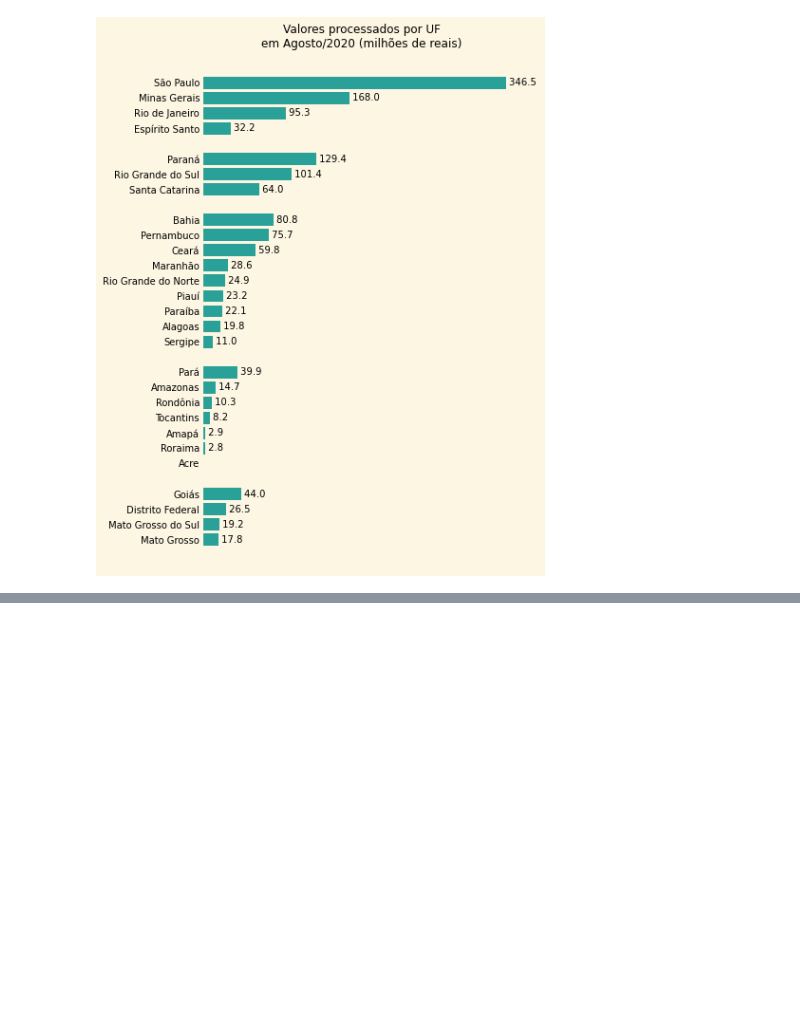
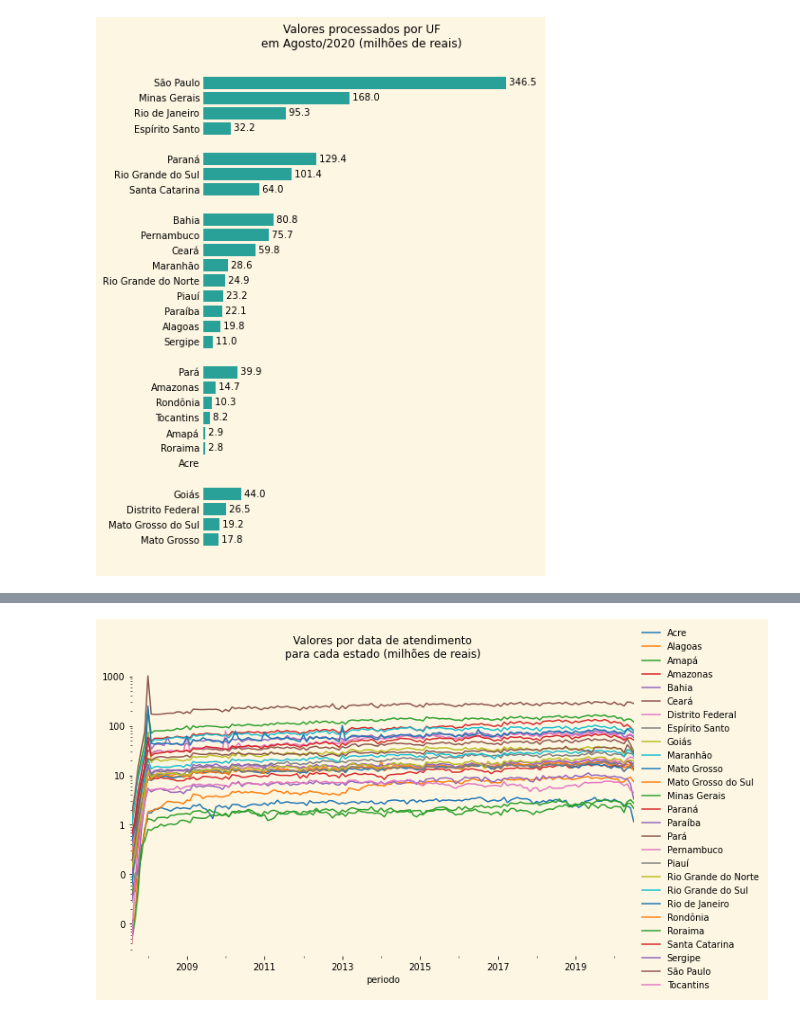
Before and after one commit to ClarisseAlvarenga/bootcamp_alura, a Jupyter notebook: modulo_1/notebooks/analise.ipynb, the cells around one changed output, grey strips where cells are left out. Cells and saved outputs as stored; diff of their text form; code cells hidden in the pictures; blank space fills up the shorter version.

```diff
--- a/modulo_1/notebooks/analise.ipynb
+++ b/modulo_1/notebooks/analise.ipynb
@@ -217,0 +291,31 @@ posx and posy should be finite values
+# %%
+fig, ax = plt.subplots(figsize=(10, 6))
+
+fig.patch.set_facecolor('#fdf6e3')
+ax.set_facecolor('#fdf6e3')
+
+ax.set_title('Valores por data de atendimento\npara cada estado (milhões de reais)')
+
+atendimentos.plot(
+    ax=ax,
+)
+
+ax.legend(
+    loc='center left',
+    bbox_to_anchor=(1, .5),
+    frameon=False,
+)
+
+for spine in ax.spines.values():
+    spine.set_visible(False)
+
+ax.set_yscale('log')
+
+# ax.ticklabel_format(
+#     axis='y',
+#     style='plain',
+# )
+
+ax.yaxis.set_major_formatter(FuncFormatter(lambda x, pos: f'{x/10**6:.0f}'))
+# %% [output]
+[figure, added]
```
Also changed, not shown: parts of 8 cells of this notebook, 1 other file.
